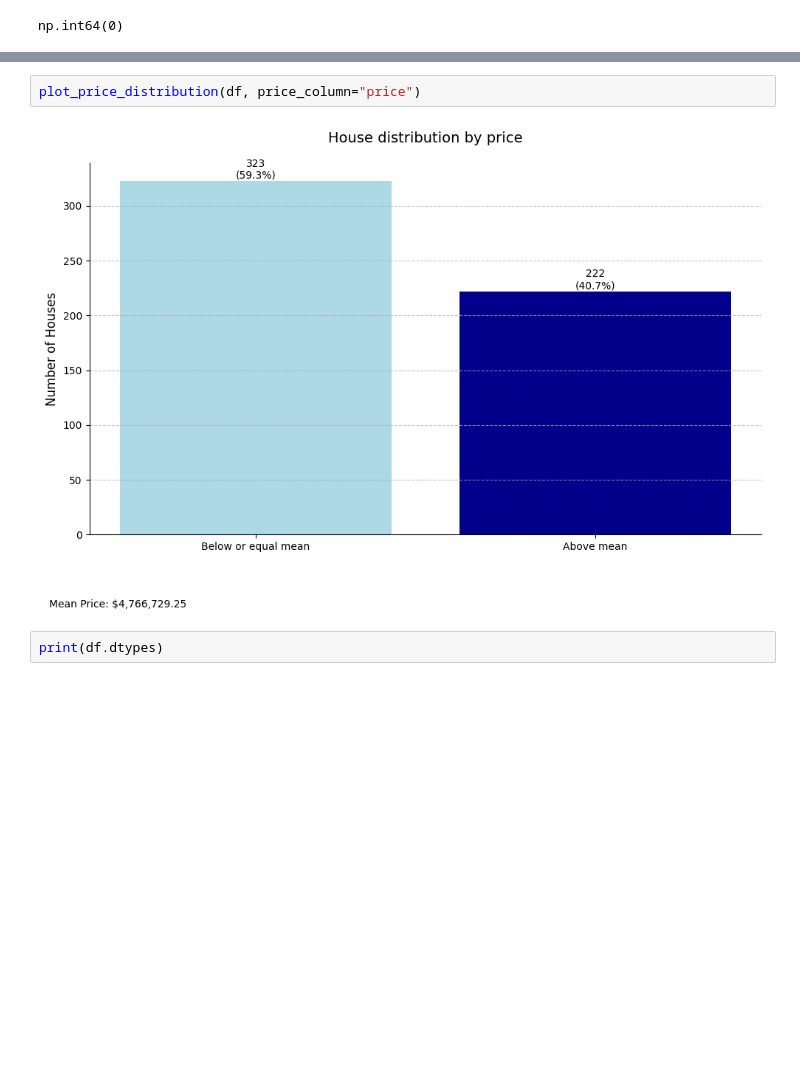
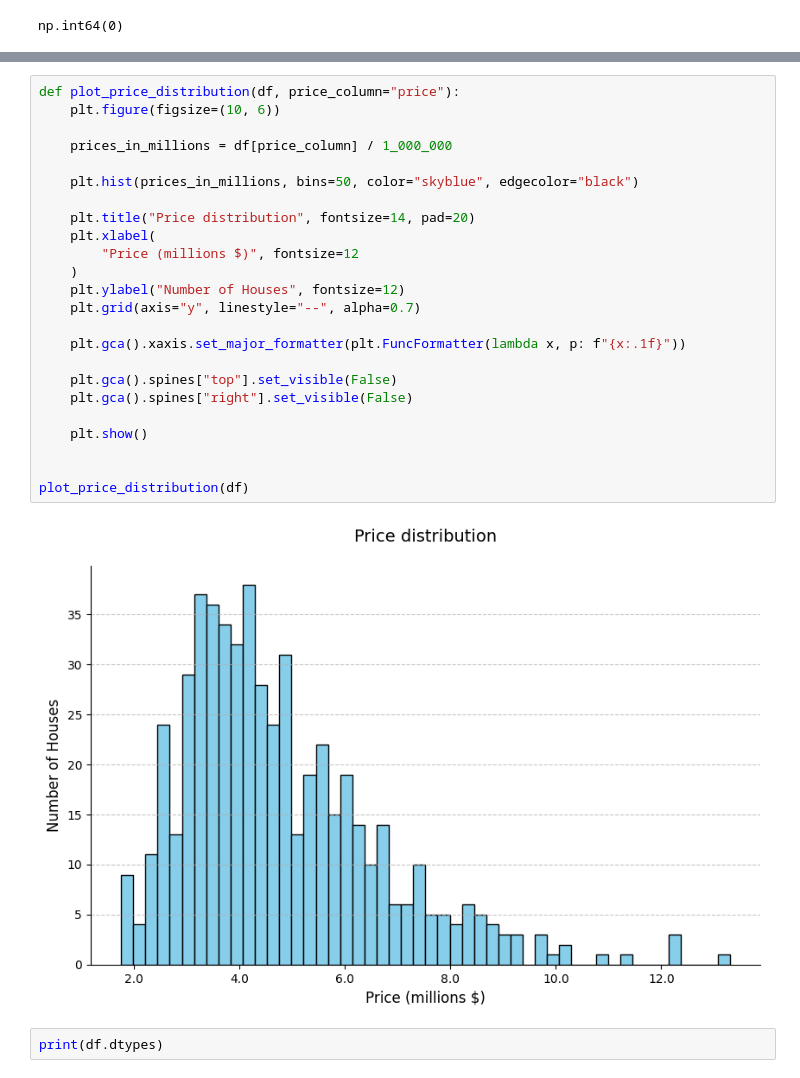
Before and after one commit to GabrielVrabie007/House-Price-Predict, a Jupyter notebook: house_price_pred.ipynb, the cells around one changed output, grey strips where cells are left out. Drawn from its saved outputs; the diff is of its cells as text; blank space fills up the shorter version.

```diff
--- a/house_price_pred.ipynb
+++ b/house_price_pred.ipynb
@@ -144,7 +104,29 @@ def plot_price_distribution(df, price_column="price"):
-# %%
-plot_price_distribution(df, price_column="price")
-# %% [output]
-[figure, removed]
+# %%
+def plot_price_distribution(df, price_column="price"):
+    plt.figure(figsize=(10, 6))
+
+    prices_in_millions = df[price_column] / 1_000_000
+
+    plt.hist(prices_in_millions, bins=50, color="skyblue", edgecolor="black")
+
+    plt.title("Price distribution", fontsize=14, pad=20)
+    plt.xlabel(
+        "Price (millions $)", fontsize=12
+    )
+    plt.ylabel("Number of Houses", fontsize=12)
+    plt.grid(axis="y", linestyle="--", alpha=0.7)
+
+    plt.gca().xaxis.set_major_formatter(plt.FuncFormatter(lambda x, p: f"{x:.1f}"))
+
+    plt.gca().spines["top"].set_visible(False)
+    plt.gca().spines["right"].set_visible(False)
+
+    plt.show()
+
+
+plot_price_distribution(df)
+# %% [output]
+[figure, added]
 # %%
 print(df.dtypes)
 # %% [output]
```
Also changed, not shown: parts of 39 cells of this notebook.
